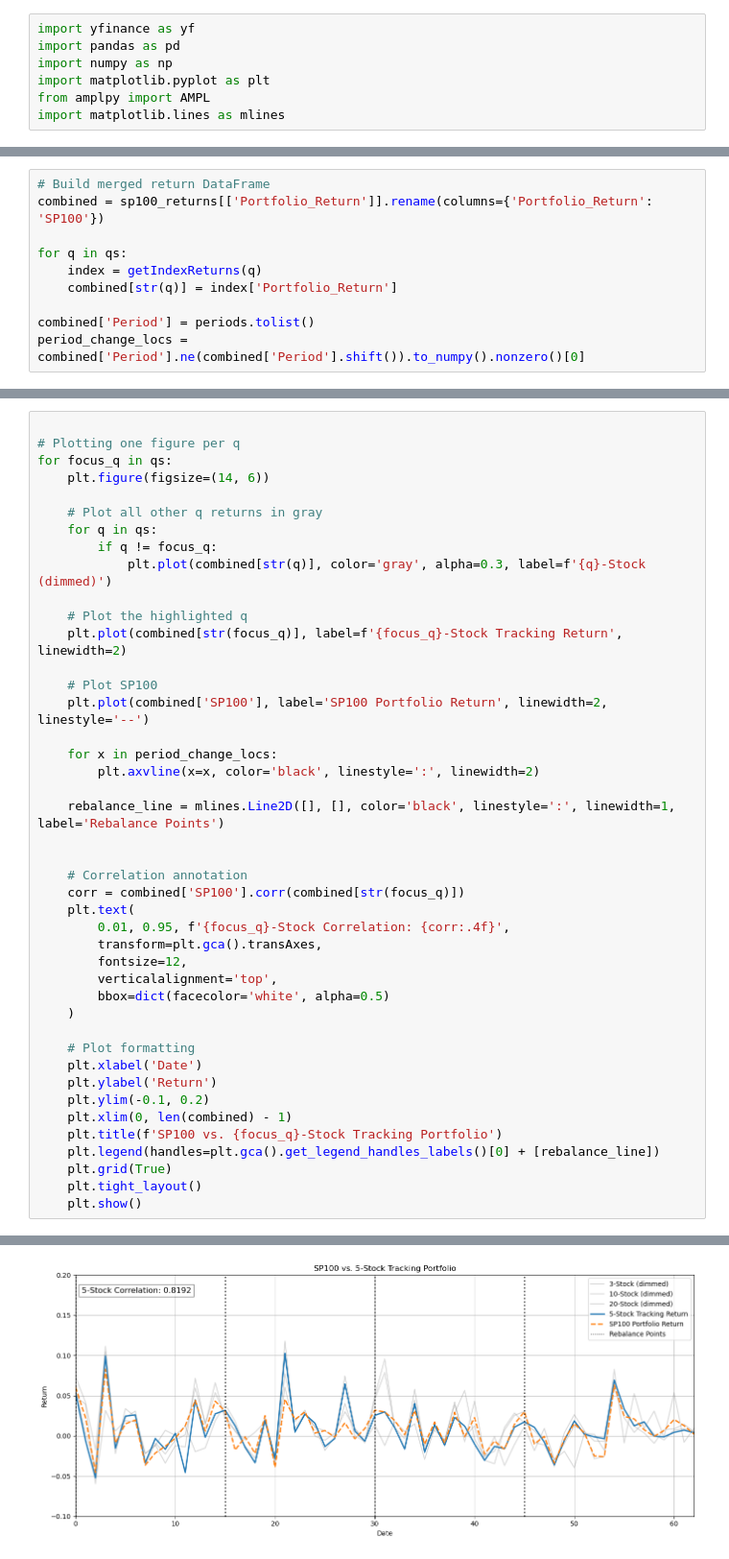
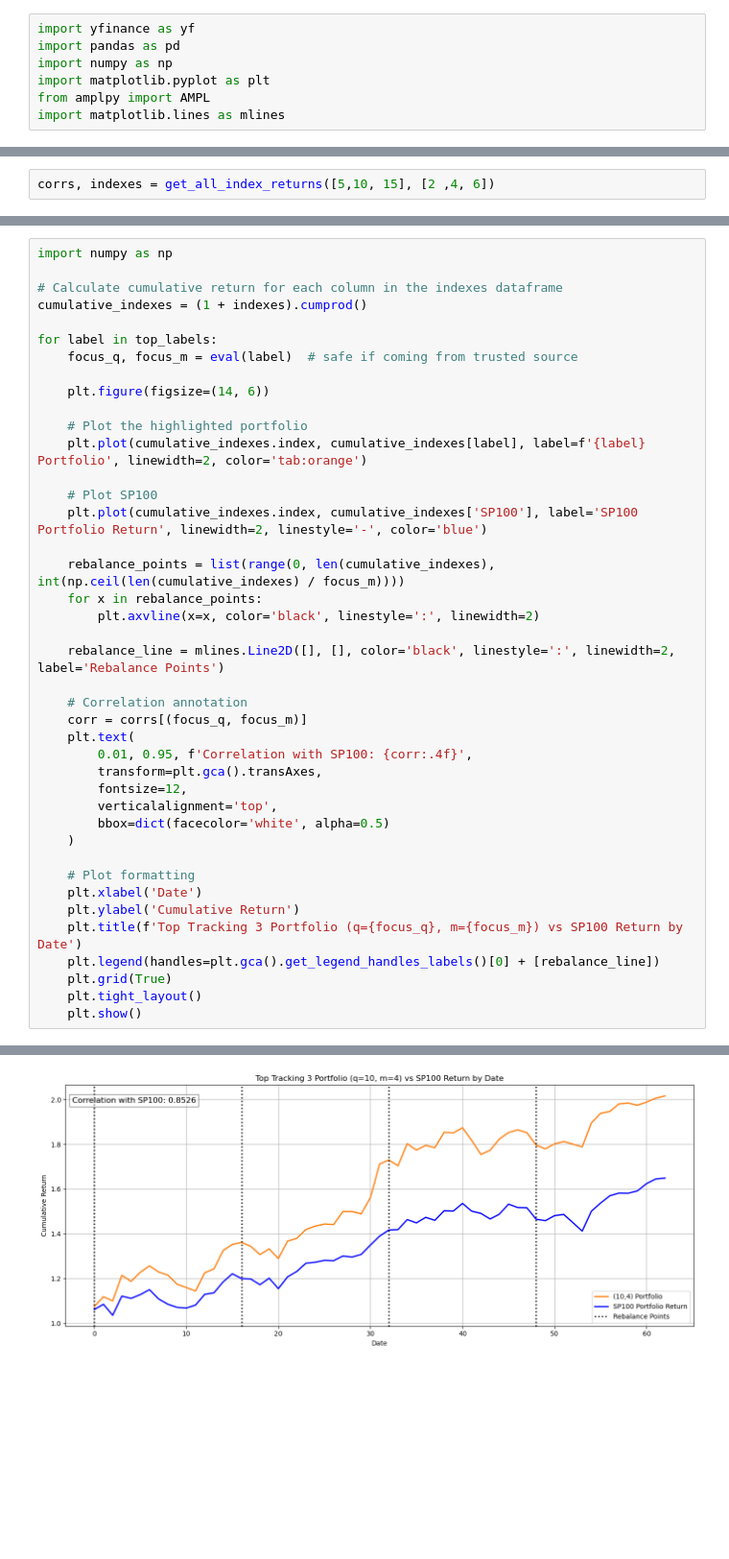
Before and after one commit to chackett24/Passive-Portfolio, a Jupyter notebook: max_corr.ipynb, the cells around one changed output, grey strips where cells are left out. Shown at 96% size. Drawn from its saved outputs; the diff is of its cells as text; blank space fills up the shorter version.

```diff
--- a/max_corr.ipynb
+++ b/max_corr.ipynb
@@ -157,10 +7,0 @@ def getIndexReturns(q):
-# %%
-# Build merged return DataFrame
-combined = sp100_returns[['Portfolio_Return']].rename(columns={'Portfolio_Return': 'SP100'})
-
-for q in qs:
-    index = getIndexReturns(q)
-    combined[str(q)] = index['Portfolio_Return']
-
-combined['Period'] = periods.tolist()
-period_change_locs = combined['Period'].ne(combined['Period'].shift()).to_numpy().nonzero()[0]
@@ -184,0 +92,2 @@ Gurobi 12.0.1:Gurobi 12.0.1: optimal solution; objective 72.8941
+# %%
+corrs, indexes = get_all_index_returns([5,10, 15], [2 ,4, 6])
@@ -185,30 +166,30 @@ Gurobi 12.0.1:Gurobi 12.0.1: optimal solution; objective 72.8941
 # %%
+import numpy as np
 
-# Plotting one figure per q
-for focus_q in qs:
+# Calculate cumulative return for each column in the indexes dataframe
+cumulative_indexes = (1 + indexes).cumprod()
+
+for label in top_labels:
+    focus_q, focus_m = eval(label)  # safe if coming from trusted source
+
     plt.figure(figsize=(14, 6))
 
-    # Plot all other q returns in gray
-    for q in qs:
-        if q != focus_q:
-            plt.plot(combined[str(q)], color='gray', alpha=0.3, label=f'{q}-Stock (dimmed)')
-
-    # Plot the highlighted q
-    plt.plot(combined[str(focus_q)], label=f'{focus_q}-Stock Tracking Return', linewidth=2)
+    # Plot the highlighted portfolio
+    plt.plot(cumulative_indexes.index, cumulative_indexes[label], label=f'{label} Portfolio', linewidth=2, color='tab:orange')
 
     # Plot SP100
-    plt.plot(combined['SP100'], label='SP100 Portfolio Return', linewidth=2, linestyle='--')
+    plt.plot(cumulative_indexes.index, cumulative_indexes['SP100'], label='SP100 Portfolio Return', linewidth=2, linestyle='-', color='blue')
 
-    for x in period_change_locs:
+    rebalance_points = list(range(0, len(cumulative_indexes), int(np.ceil(len(cumulative_indexes) / focus_m))))
+    for x in rebalance_points:
         plt.axvline(x=x, color='black', linestyle=':', linewidth=2)
 
-    rebalance_line = mlines.Line2D([], [], color='black', linestyle=':', linewidth=1, label='Rebalance Points')
-
+    rebalance_line = mlines.Line2D([], [], color='black', linestyle=':', linewidth=2, label='Rebalance Points')
 
     # Correlation annotation
-    corr = combined['SP100'].corr(combined[str(focus_q)])
+    corr = corrs[(focus_q, focus_m)]
     plt.text(
-        0.01, 0.95, f'{focus_q}-Stock Correlation: {corr:.4f}',
+        0.01, 0.95, f'Correlation with SP100: {corr:.4f}',
         transform=plt.gca().transAxes,
         fontsize=12,
         verticalalignment='top',
@@ -217,10 +198,8 @@ for focus_q in qs:
 
     # Plot formatting
     plt.xlabel('Date')
-    plt.ylabel('Return')
-    plt.ylim(-0.1, 0.2)
-    plt.xlim(0, len(combined) - 1)
-    plt.title(f'SP100 vs. {focus_q}-Stock Tracking Portfolio')
+    plt.ylabel('Cumulative Return')
+    plt.title(f'Top Tracking 3 Portfolio (q={focus_q}, m={focus_m}) vs SP100 Return by Date')
     plt.legend(handles=plt.gca().get_legend_handles_labels()[0] + [rebalance_line])
     plt.grid(True)
     plt.tight_layout()
@@ -230 +209 @@ for focus_q in qs:
-[figure, old version]
+[figure, new version]
```
Also changed, not shown: parts of 7 cells of this notebook, 3 other files.
